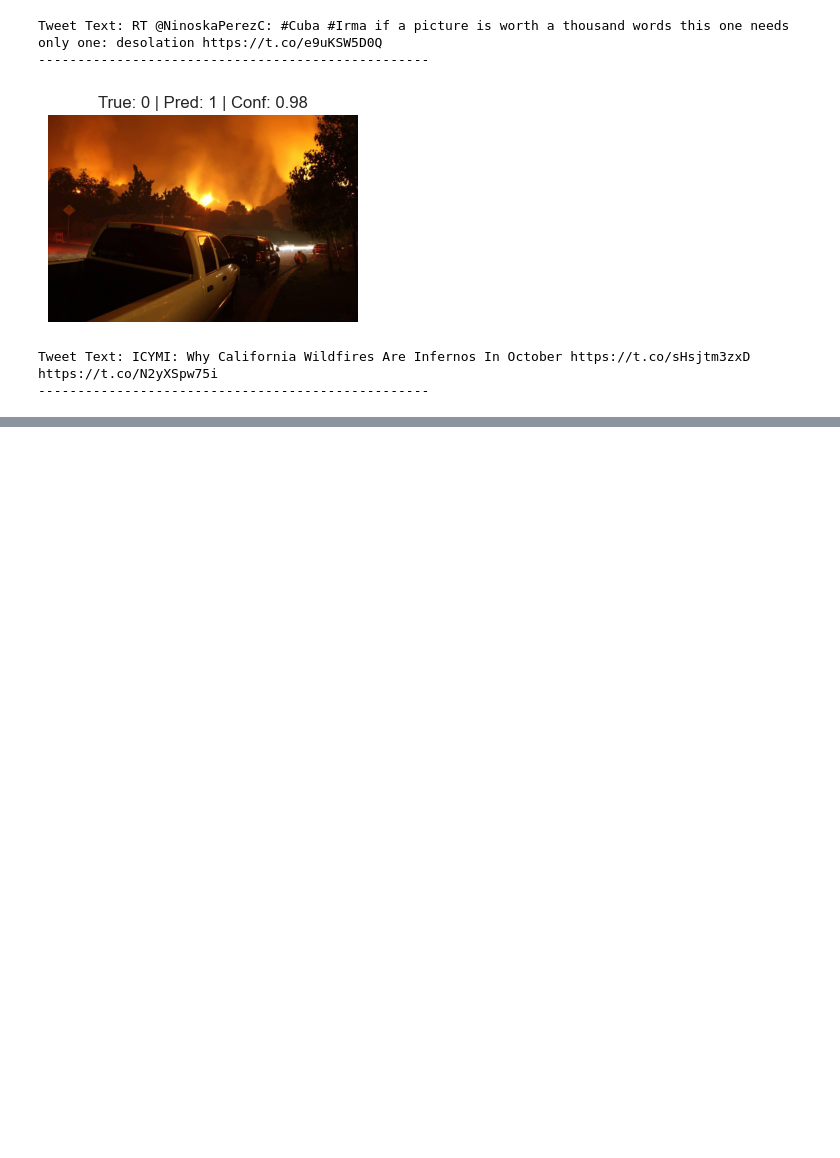
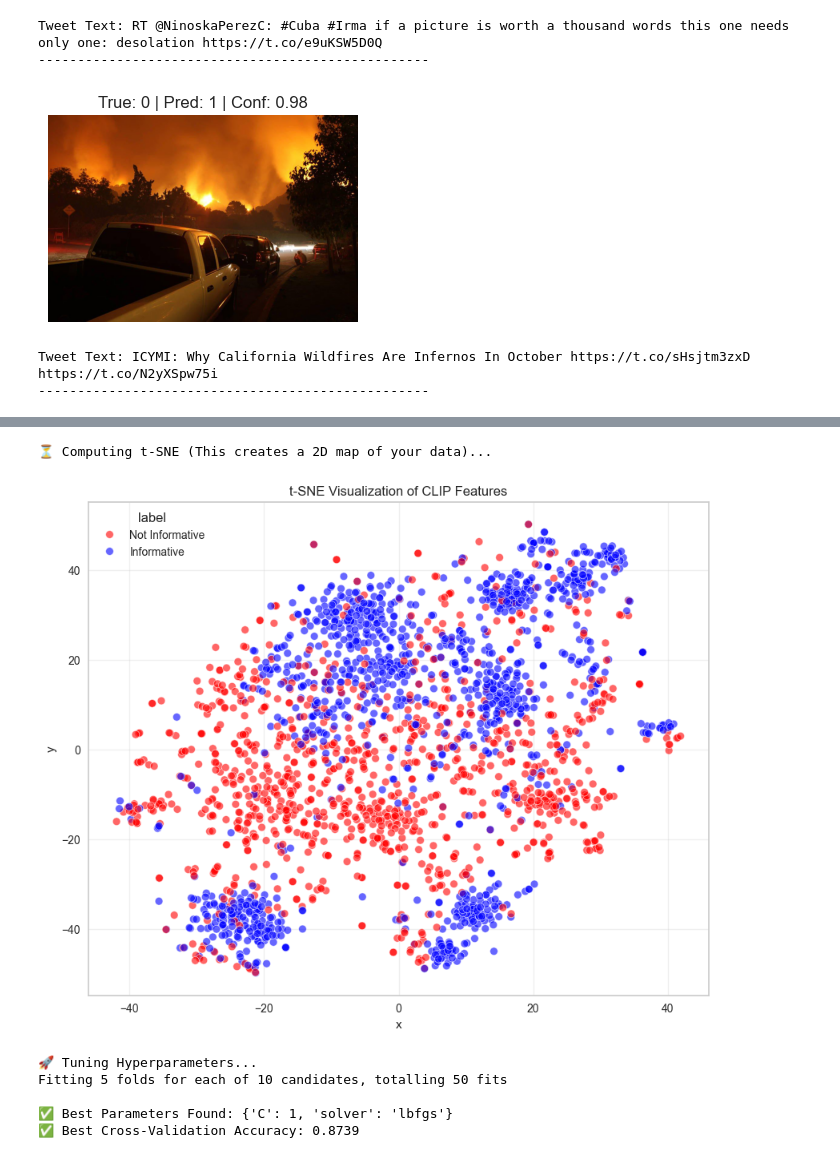
Before and after one commit to NabilaFerdousPrapty/LifeLine, a Jupyter notebook: clip-vit-base.ipynb, the cells around one changed output, grey strips where cells are left out. Drawn from its saved outputs; the diff is of its cells as text; code cells hidden in the pictures; blank space fills up the shorter version.

```diff
--- a/clip-vit-base.ipynb
+++ b/clip-vit-base.ipynb
@@ -296,0 +487,78 @@ Tweet Text: ICYMI: Why California Wildfires Are Infernos In October https://t.co
+# %%
+from sklearn.manifold import TSNE
+import seaborn as sns
+import pandas as pd
+import matplotlib.pyplot as plt
+
+def plot_tsne(X, y, title="t-SNE Visualization of CLIP Features"):
+    print("⏳ Computing t-SNE (This creates a 2D map of your data)...")
+
+    # FIX: Removed 'n_iter' as it defaults to 1000 and was causing the error
+    tsne = TSNE(n_components=2, random_state=42, perplexity=30)
+
+    # We fit and transform in one step
+    X_embedded = tsne.fit_transform(X)
+
+    # Create a DataFrame for plotting
+    tsne_df = pd.DataFrame(X_embedded, columns=['x', 'y'])
+    tsne_df['label'] = y
+    tsne_df['label'] = tsne_df['label'].map({0: 'Not Informative', 1: 'Informative'})
+
+    # Plot
+    plt.figure(figsize=(10, 8))
+    sns.scatterplot(
+        data=tsne_df,
+        x='x',
+        y='y',
+        hue='label',
+        palette={'Not Informative': 'red', 'Informative': 'blue'},
+        alpha=0.6
+    )
+
+    plt.title(title)
+    plt.grid(True, alpha=0.3)
+    plt.show()
+
+# Run it
+plot_tsne(X_test, y_test)
+# %% [output]
+⏳ Computing t-SNE (This creates a 2D map of your data)...
+[figure, added]
+# %%
+from sklearn.model_selection import GridSearchCV
+
+# 1. Define the parameter grid
+# 'C' controls regularization strength (smaller = stronger regularization)
+param_grid = {
+    'C': [0.01, 0.1, 1, 10, 100],
+    'solver': ['lbfgs', 'liblinear']
+}
+
+# 2. Setup Grid Search with Cross-Validation
+print("🚀 Tuning Hyperparameters...")
+grid_search = GridSearchCV(
+    LogisticRegression(max_iter=1000),
+    param_grid,
+    cv=5,            # 5-Fold Cross Validation
+    scoring='accuracy',
+    n_jobs=-1,       # Use all CPU cores
+    verbose=1
+)
+
+# 3. Fit to Training Data
+grid_search.fit(X_train, y_train)
+
+# 4. Get the Best Model
+best_clf = grid_search.best_estimator_
+
+print(f"\n✅ Best Parameters Found: {grid_search.best_params_}")
+print(f"✅ Best Cross-Validation Accuracy: {grid_search.best_score_:.4f}")
+
+# 5. Use this 'best_clf' for your final predictions
+clf = best_clf
+# %% [output]
+🚀 Tuning Hyperparameters...
+Fitting 5 folds for each of 10 candidates, totalling 50 fits
+
+✅ Best Parameters Found: {'C': 1, 'solver': 'lbfgs'}
+✅ Best Cross-Validation Accuracy: 0.8739
```
Also changed, not shown: parts of 13 cells of this notebook.
